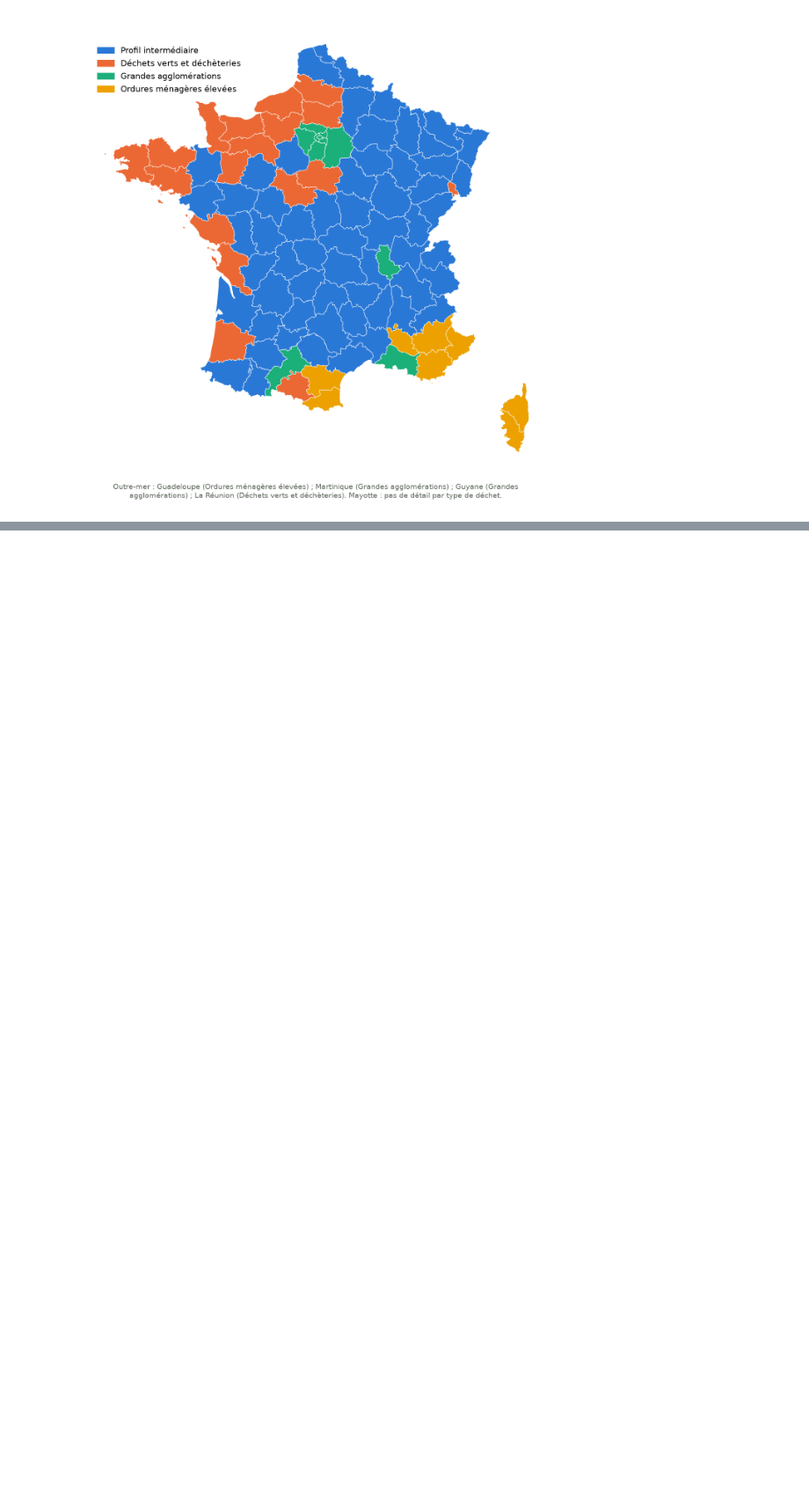
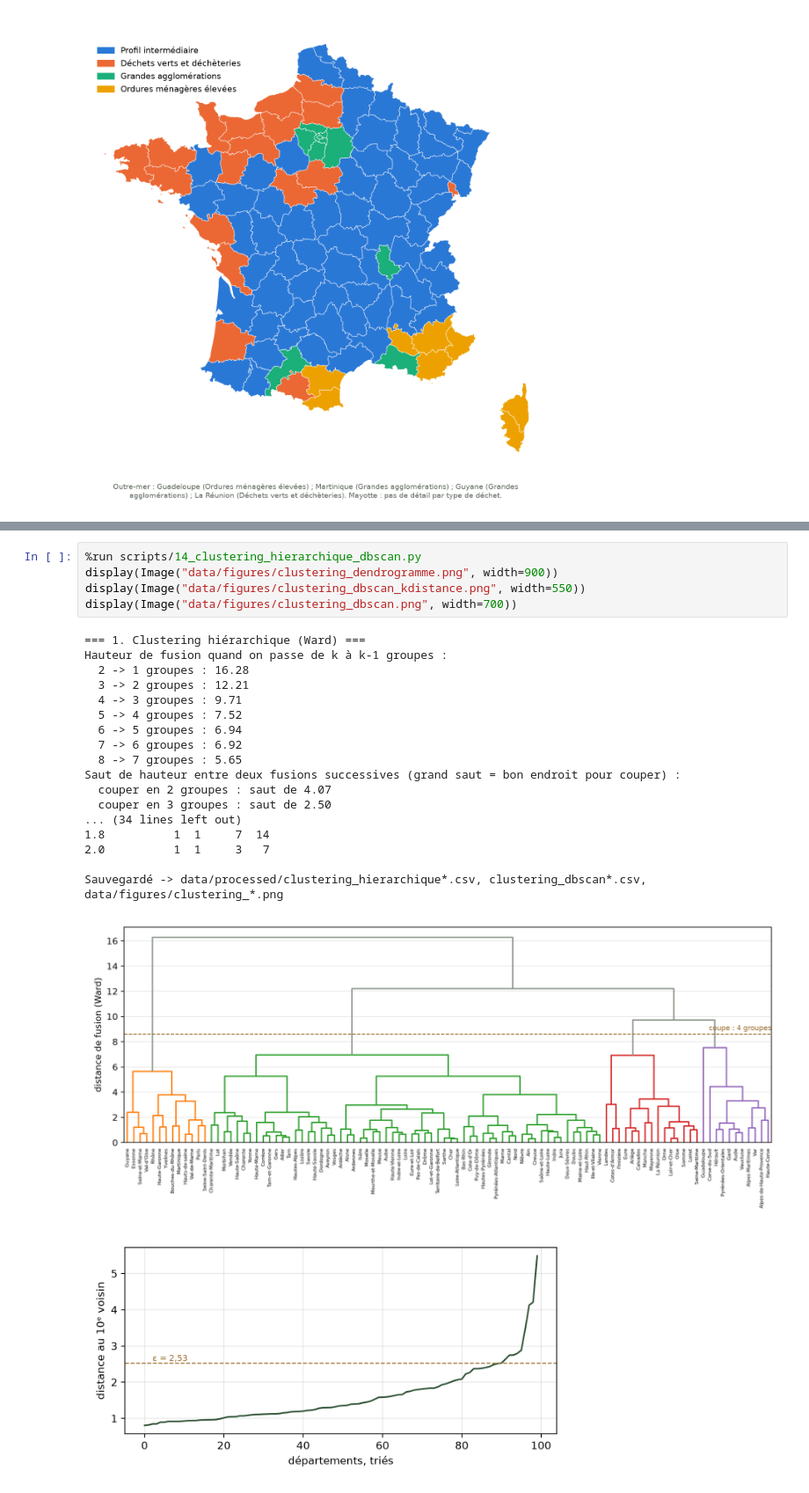
Before and after one commit to Rxdy/ML-DMA, a Jupyter notebook: dechets/notebooks/projet_dechets.ipynb, the cells around one changed output, grey strips where cells are left out. Shown at 88% size. Saved outputs shown, nothing was run; the diff lists cells and outputs as text; blank space fills up the shorter version.

```diff
--- a/dechets/notebooks/projet_dechets.ipynb
+++ b/dechets/notebooks/projet_dechets.ipynb
@@ -370,0 +382,25 @@ display(Image("data/figures/clustering_silhouette_departements.png", width=600))
+# %%
+%run scripts/14_clustering_hierarchique_dbscan.py
+display(Image("data/figures/clustering_dendrogramme.png", width=900))
+display(Image("data/figures/clustering_dbscan_kdistance.png", width=550))
+display(Image("data/figures/clustering_dbscan.png", width=700))
+# %% [output]
+=== 1. Clustering hiérarchique (Ward) ===
+Hauteur de fusion quand on passe de k à k-1 groupes :
+  2 -> 1 groupes : 16.28
+  3 -> 2 groupes : 12.21
+  4 -> 3 groupes : 9.71
+  5 -> 4 groupes : 7.52
+  6 -> 5 groupes : 6.94
+  7 -> 6 groupes : 6.92
+  8 -> 7 groupes : 5.65
+Saut de hauteur entre deux fusions successives (grand saut = bon endroit pour couper) :
+  couper en 2 groupes : saut de 4.07
+  couper en 3 groupes : saut de 2.50
+... (34 lines left out)
+1.8          1  1     7  14
+2.0          1  1     3   7
+
+Sauvegardé -> data/processed/clustering_hierarchique*.csv, clustering_dbscan*.csv, data/figures/clustering_*.png
+[figure, added]
+[figure, added]
```
Also changed, not shown: parts of 6 cells of this notebook, 23 other files.
